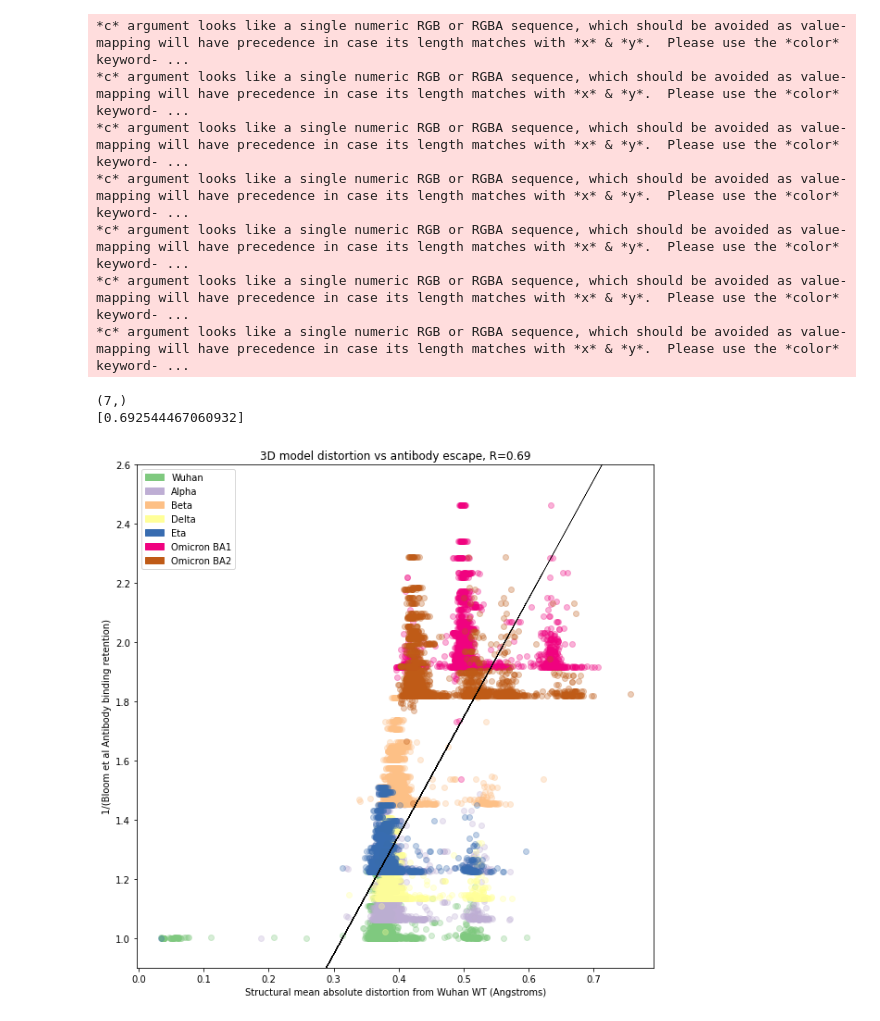
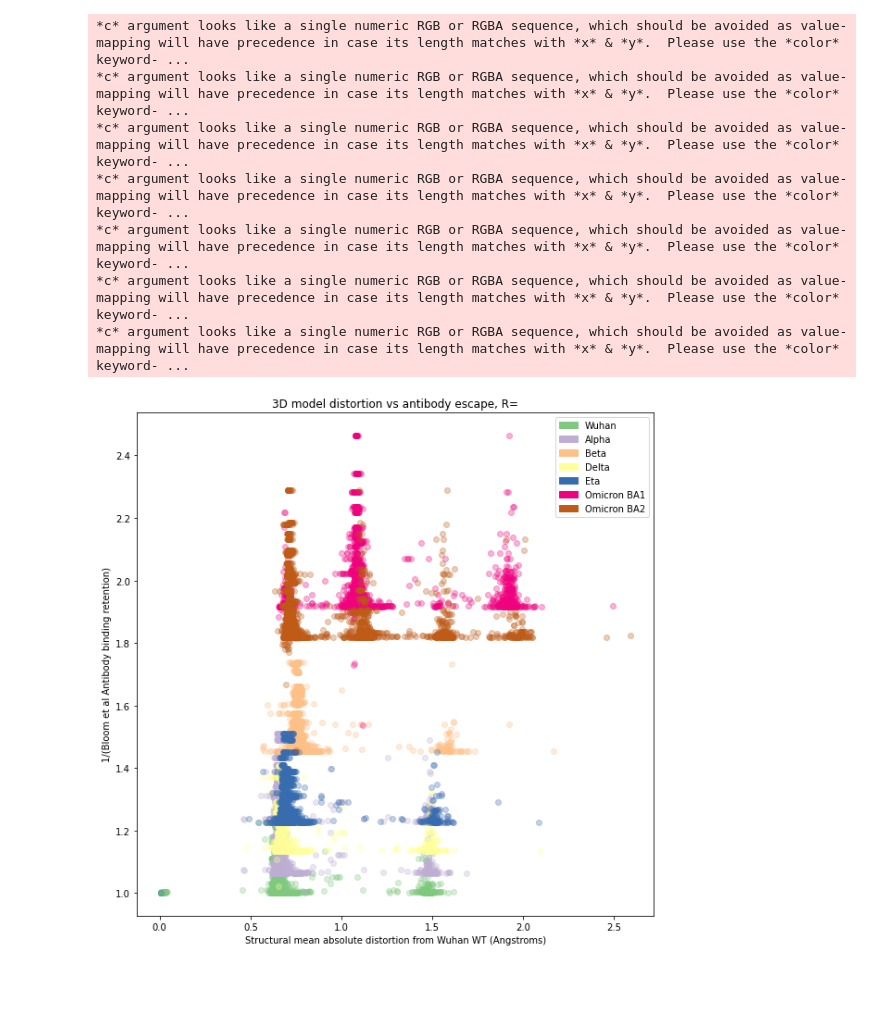
Before and after one commit to csabaiBio/RBD-AlphaFold2-structures-and-phenotypic-information, a Jupyter notebook: antibody_escape/antibody_escape_vs_structuraldistortion.ipynb, the cells around one changed output. Cells and saved outputs as stored; diff of their text form; code cells hidden in the pictures; blank space fills up the shorter version.

```diff
--- a/antibody_escape/antibody_escape_vs_structuraldistortion.ipynb
+++ b/antibody_escape/antibody_escape_vs_structuraldistortion.ipynb
@@ -56,5 +56,5 @@ def get_blooms_vals(var,mut_name):
 
 
 bindcalc = BindingCalculator(csv_or_url='../../covid_landscape/SARS2_RBD_Ab_escape_maps/processed_data/escape_calculator_data.csv')
-wuhan_mat = distance_matrix_creator("../../covid_exploration/alfafold_mainvariants/pdbs/Wuhan_RBD.pdb")
+wuhan_mat = distance_matrix_creator("../structures/wuhan/rot-Wuhan_RBD_331_531_A344F.pdb")
 # loop over fasta sequenes.
@@ -87,7 +87,7 @@ for var, pdb_var in zip(all_vars,pdb_vars):
             binding_ret = bindcalc.binding_retained(change_positions)
             pdb_file = "../structures/"+ var +"/rot-"+pdb_var+"_RBD_331_531_"+mut_name+".pdb"
             mat = distance_matrix_creator(pdb_file)
-            dist = np.mean(np.abs(wuhan_mat-mat))
+            dist = np.mean(np.square(wuhan_mat-mat))
             #also get both ace2 and expression data here
             ace2, rbs_expr = get_blooms_vals(var,mut_name)
             # only if both calcualtions worked then append
@@ -116,9 +108,8 @@ np.save("antibody_escape_reasults.npy",np.array([all_rets,all_dists,all_ace2,all
 # %%
 # from the opened saved file.
-data = np.load("antibody_escape_reasults.npy",allow_pickle=True)
+data = np.load("antibody_escape_reasults_squared2.npy",allow_pickle=True)
 all_rets,all_dists = data[0],data[1]
 
-print(all_rets.shape)
 
 import matplotlib.patches as mpatches
 from sklearn.linear_model import LinearRegression
@@ -139,44 +130,42 @@ for idx , (dist_list,ret_list) in enumerate(zip(all_dists,all_rets)):
 X = np.concatenate(all_dists).ravel()
 Y = 1/np.concatenate(all_rets).ravel()
 
-linear_regressor = LinearRegression()  # create object for the class
-linear_regressor.fit(X.reshape(-1, 1), Y.reshape(-1, 1))  # perform linear regression
-y_pred = linear_regressor.predict(X.reshape(-1, 1))  # make predictions
-print(pearsonr(Y,y_pred)[0])
-plt.plot(X, y_pred, color='black', linewidth=0.5)
+# linear_regressor = LinearRegression()  # create object for the class
+# linear_regressor.fit(X.reshape(-1, 1), Y.reshape(-1, 1))  # perform linear regression
+# y_pred = linear_regressor.predict(X.reshape(-1, 1))  # make predictions
+# print(pearsonr(Y,y_pred)[0])
+# plt.plot(X, y_pred, color='black', linewidth=0.5)
 
 
-plt.title("3D model distortion vs antibody escape, R=0.69")
+plt.title("3D model distortion vs antibody escape, R=")
 plt.ylabel("1/(Bloom et al Antibody binding retention)")
 plt.xlabel("Structural mean absolute distortion from Wuhan WT (Angstroms)")
 # plt.xlim([0.3,0.75])
-plt.ylim([0.9,2.6])
+# plt.ylim([0.9,2.6])
 
 
 Wuhan = mpatches.Patch(color=colors(0), label='Wuhan')
 alpha = mpatches.Patch(color=colors(1), label='Alpha')
 beta = mpatches.Patch(color=colors(2), label='Beta')
 delta = mpatches.Patch(color=colors(3), label='Delta')
 eta = mpatches.Patch(color=colors(4), label='Eta')
 omi1 = mpatches.Patch(color=colors(5), label='Omicron BA1')
 omi2 = mpatches.Patch(color=colors(6), label='Omicron BA2')
 
 plt.legend(handles=[Wuhan,alpha,beta,delta,eta,omi1,omi2])
 
 # all legend figure..
 plt.show()
 # fig.savefig("../reasults_figs/antibodyescape.png",facecolor='white', transparent=False,bbox_inches='tight')
 # %% [output]
 *c* argument looks like a single numeric RGB or RGBA sequence, which should be avoided as value-mapping will have precedence in case its length matches with *x* & *y*.  Please use the *color* keyword- ...
 *c* argument looks like a single numeric RGB or RGBA sequence, which should be avoided as value-mapping will have precedence in case its length matches with *x* & *y*.  Please use the *color* keyword- ...
 *c* argument looks like a single numeric RGB or RGBA sequence, which should be avoided as value-mapping will have precedence in case its length matches with *x* & *y*.  Please use the *color* keyword- ...
 *c* argument looks like a single numeric RGB or RGBA sequence, which should be avoided as value-mapping will have precedence in case its length matches with *x* & *y*.  Please use the *color* keyword- ...
 *c* argument looks like a single numeric RGB or RGBA sequence, which should be avoided as value-mapping will have precedence in case its length matches with *x* & *y*.  Please use the *color* keyword- ...
 *c* argument looks like a single numeric RGB or RGBA sequence, which should be avoided as value-mapping will have precedence in case its length matches with *x* & *y*.  Please use the *color* keyword- ...
 *c* argument looks like a single numeric RGB or RGBA sequence, which should be avoided as value-mapping will have precedence in case its length matches with *x* & *y*.  Please use the *color* keyword- ...
-(7,)
-[0.692544467060932]
-[figure, old version]
+[figure, new version]
 # %%
 colors = cm.get_cmap('Accent')
 fig = plt.figure(figsize=(12, 5))
```
Also changed, not shown: parts of 4 cells of this notebook, 10 other files.
